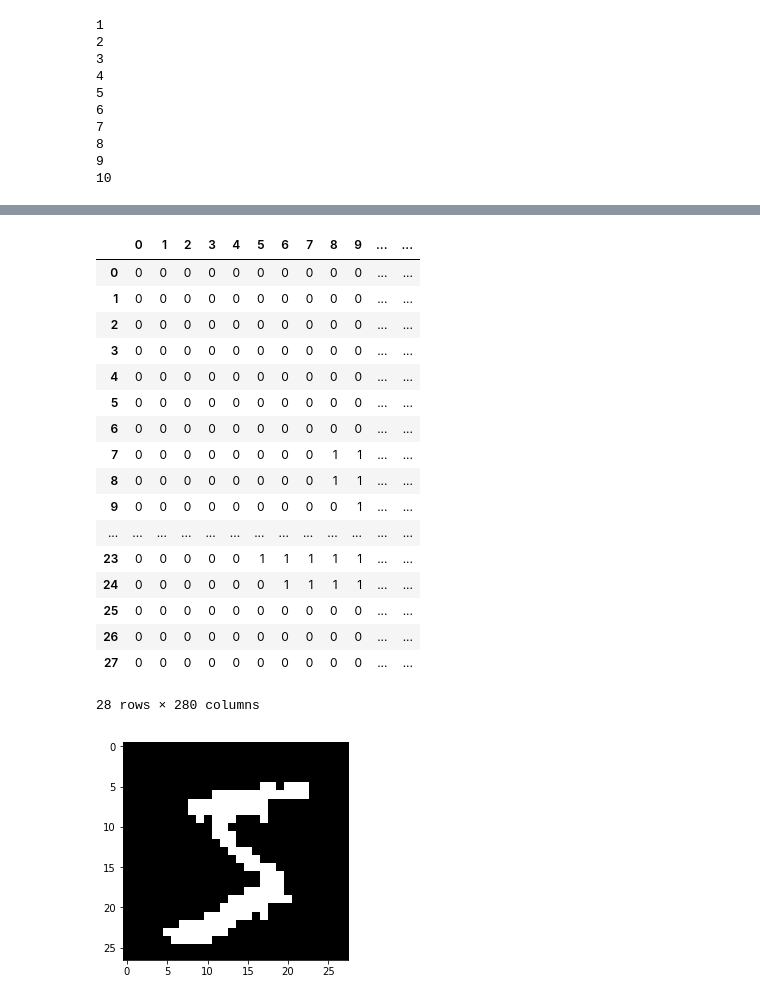
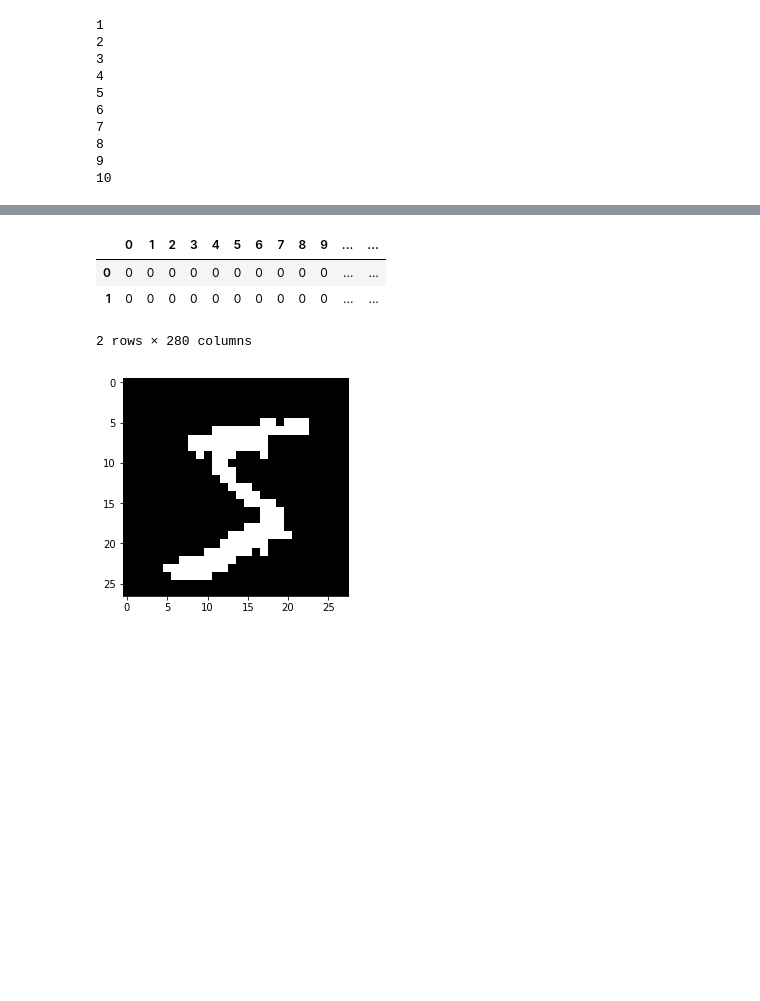
Before and after one commit to ericcds/AML, a Jupyter notebook: mp8/HW8 Boltzmann Machine.ipynb, the cells around one changed output, grey strips where cells are left out. Saved outputs shown, nothing was run; the diff lists cells and outputs as text; code cells hidden in the pictures; blank space fills up the shorter version.

```diff
--- a/mp8/HW8 Boltzmann Machine.ipynb
+++ b/mp8/HW8 Boltzmann Machine.ipynb
@@ -271,25 +282,11 @@ plt.show()
 # %%
 dfDenoised = pd.read_csv('/Users/eric/MCSDS/AML/mp8/SupplementaryAndSampleData/SampleDenoised.csv', header=None)
-dfDenoised
+dfDenoised.head(2)
 # %% [output]
 |  | 0 | 1 | 2 | 3 | 4 | 5 | 6 | 7 | 8 | 9 | ... | ... |
 | 0 | 0 | 0 | 0 | 0 | 0 | 0 | 0 | 0 | 0 | 0 | ... | ... |
 | 1 | 0 | 0 | 0 | 0 | 0 | 0 | 0 | 0 | 0 | 0 | ... | ... |
-| 2 | 0 | 0 | 0 | 0 | 0 | 0 | 0 | 0 | 0 | 0 | ... | ... |
-| 3 | 0 | 0 | 0 | 0 | 0 | 0 | 0 | 0 | 0 | 0 | ... | ... |
-| 4 | 0 | 0 | 0 | 0 | 0 | 0 | 0 | 0 | 0 | 0 | ... | ... |
-| 5 | 0 | 0 | 0 | 0 | 0 | 0 | 0 | 0 | 0 | 0 | ... | ... |
-| 6 | 0 | 0 | 0 | 0 | 0 | 0 | 0 | 0 | 0 | 0 | ... | ... |
-| 7 | 0 | 0 | 0 | 0 | 0 | 0 | 0 | 0 | 1 | 1 | ... | ... |
-| 8 | 0 | 0 | 0 | 0 | 0 | 0 | 0 | 0 | 1 | 1 | ... | ... |
-| 9 | 0 | 0 | 0 | 0 | 0 | 0 | 0 | 0 | 0 | 1 | ... | ... |
-| ... | ... | ... | ... | ... | ... | ... | ... | ... | ... | ... | ... | ... |
-| 23 | 0 | 0 | 0 | 0 | 0 | 1 | 1 | 1 | 1 | 1 | ... | ... |
-| 24 | 0 | 0 | 0 | 0 | 0 | 0 | 1 | 1 | 1 | 1 | ... | ... |
-| 25 | 0 | 0 | 0 | 0 | 0 | 0 | 0 | 0 | 0 | 0 | ... | ... |
-| 26 | 0 | 0 | 0 | 0 | 0 | 0 | 0 | 0 | 0 | 0 | ... | ... |
-| 27 | 0 | 0 | 0 | 0 | 0 | 0 | 0 | 0 | 0 | 0 | ... | ... |
-28 rows × 280 columns
+2 rows × 280 columns
 # %%
 npDen = np.array(dfDenoised)
 for i in range(0,279,28):
```
Also changed, not shown: parts of 9 cells of this notebook, 1 other file.
